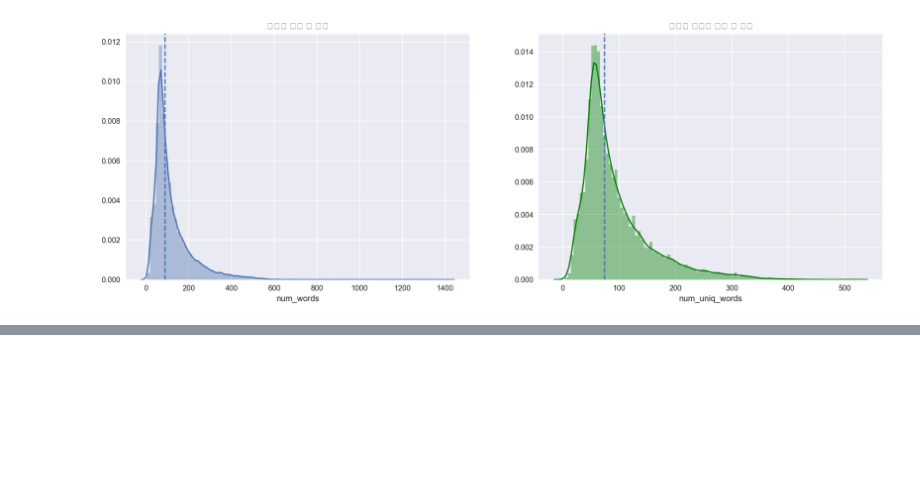
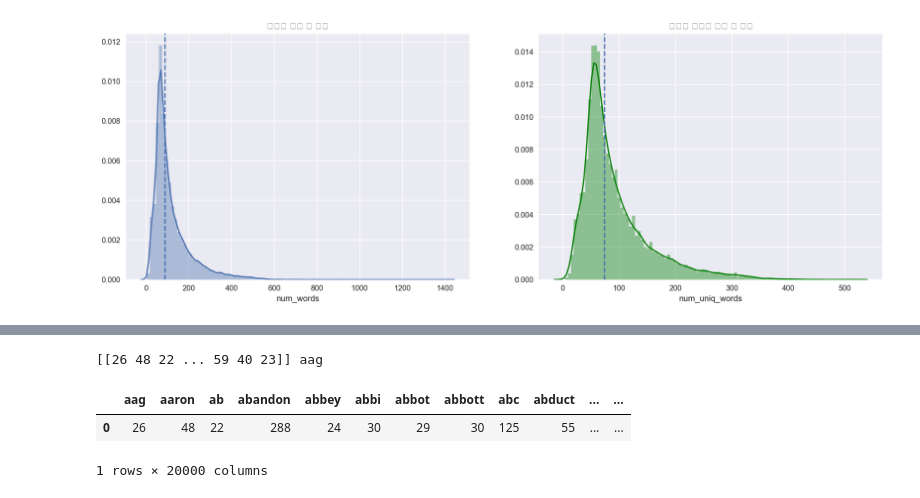
Before and after one commit to iayrots/movie_review_emotion_analysis, a Jupyter notebook: tutorial_part_1.ipynb, the cells around one changed output, grey strips where cells are left out. Drawn from its saved outputs; the diff is of its cells as text; code cells hidden in the pictures; blank space fills up the shorter version.

```diff
--- a/tutorial_part_1.ipynb
+++ b/tutorial_part_1.ipynb
@@ -504,0 +623,15 @@ Text(0.5,1,'리뷰별 고유한 단어 수 분포')
+# %%
+# 벡터화 된 feature를 확인해 봄
+import numpy as np
+dist = np.sum(train_data_features, axis=0)
+
+for tag, count in zip(vocab, dist):
+    print(count, tag)
+
+# 전체 데이터의 counts를 모두 sum한 결과
+pd.DataFrame(dist, columns=vocab)
+# %% [output]
+[[26 48 22 ... 59 40 23]] aag
+|  | aag | aaron | ab | abandon | abbey | abbi | abbot | abbott | abc | abduct | ... | ... |
+| 0 | 26 | 48 | 22 | 288 | 24 | 30 | 29 | 30 | 125 | 55 | ... | ... |
+1 rows × 20000 columns
```
Also changed, not shown: parts of 26 cells of this notebook.
